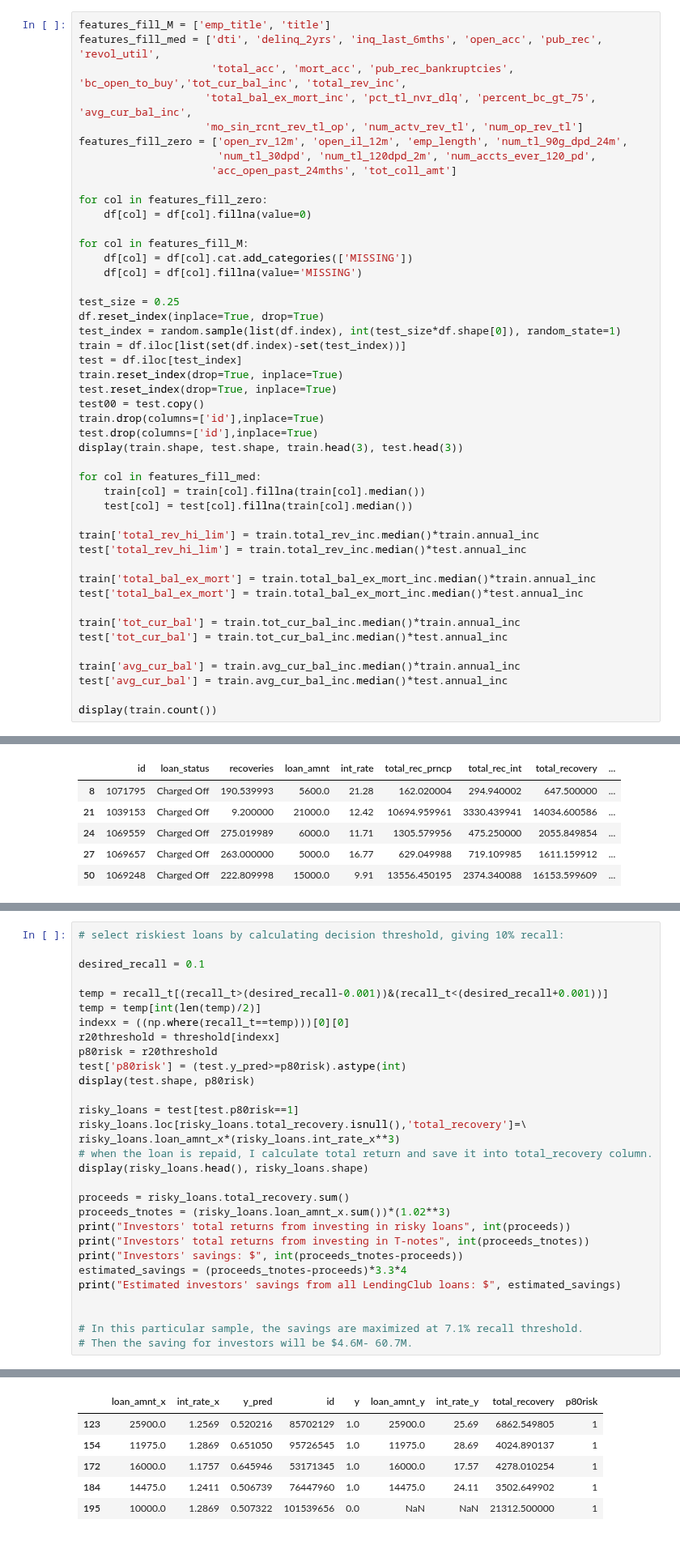
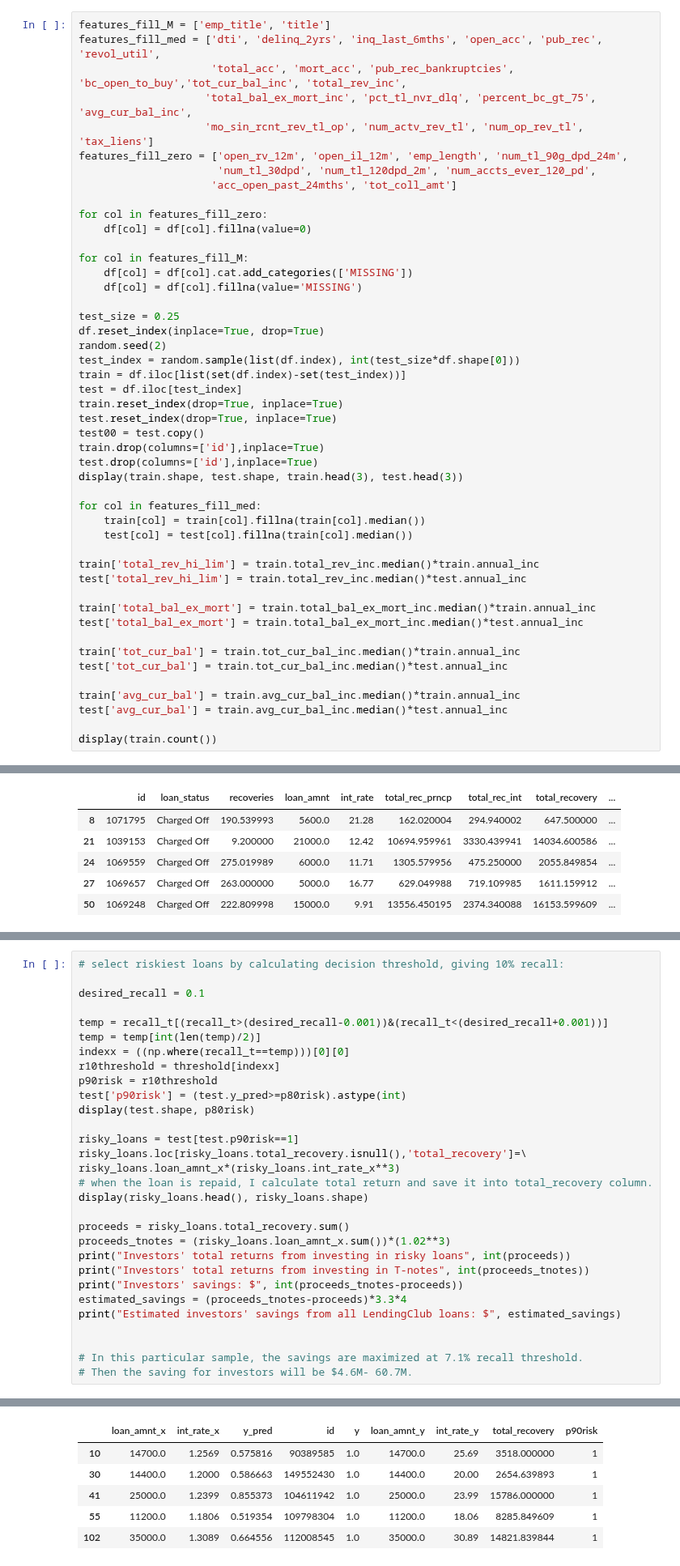
Before and after one commit to MykolaPinchuk/KaggleProjects, a Jupyter notebook: kp102-lc-loaddef.ipynb, the cells around one changed output, grey strips where cells are left out. Shown at 81% size. Saved outputs shown, nothing was run; the diff lists cells and outputs as text.

```diff
--- a/kp102-lc-loaddef.ipynb
+++ b/kp102-lc-loaddef.ipynb
@@ -498,7 +480,7 @@ features_fill_M = ['emp_title', 'title']
 features_fill_med = ['dti', 'delinq_2yrs', 'inq_last_6mths', 'open_acc', 'pub_rec', 'revol_util',
                      'total_acc', 'mort_acc', 'pub_rec_bankruptcies', 'bc_open_to_buy','tot_cur_bal_inc', 'total_rev_inc',
                     'total_bal_ex_mort_inc', 'pct_tl_nvr_dlq', 'percent_bc_gt_75', 'avg_cur_bal_inc',
-                    'mo_sin_rcnt_rev_tl_op', 'num_actv_rev_tl', 'num_op_rev_tl']
+                    'mo_sin_rcnt_rev_tl_op', 'num_actv_rev_tl', 'num_op_rev_tl', 'tax_liens']
 features_fill_zero = ['open_rv_12m', 'open_il_12m', 'emp_length', 'num_tl_90g_dpd_24m',
                       'num_tl_30dpd', 'num_tl_120dpd_2m', 'num_accts_ever_120_pd',
                      'acc_open_past_24mths', 'tot_coll_amt']
@@ -512,7 +494,8 @@ for col in features_fill_M:
 
 test_size = 0.25
 df.reset_index(inplace=True, drop=True)
-test_index = random.sample(list(df.index), int(test_size*df.shape[0]), random_state=1)
+random.seed(2)
+test_index = random.sample(list(df.index), int(test_size*df.shape[0]))
 train = df.iloc[list(set(df.index)-set(test_index))]
 test = df.iloc[test_index]
 train.reset_index(drop=True, inplace=True)
@@ -1047,12 +1032,12 @@ desired_recall = 0.1
 temp = recall_t[(recall_t>(desired_recall-0.001))&(recall_t<(desired_recall+0.001))]
 temp = temp[int(len(temp)/2)]
 indexx = ((np.where(recall_t==temp)))[0][0]
-r20threshold = threshold[indexx]
-p80risk = r20threshold
-test['p80risk'] = (test.y_pred>=p80risk).astype(int)
+r10threshold = threshold[indexx]
+p90risk = r10threshold
+test['p90risk'] = (test.y_pred>=p80risk).astype(int)
 display(test.shape, p80risk)
 
-risky_loans = test[test.p80risk==1]
+risky_loans = test[test.p90risk==1]
 risky_loans.loc[risky_loans.total_recovery.isnull(),'total_recovery']=\
 risky_loans.loan_amnt_x*(risky_loans.int_rate_x**3)
 # when the loan is repaid, I calculate total return and save it into total_recovery column.
@@ -1075,6 +1060,6 @@ print("Estimated investors' savings from all LendingClub loans: $", estimated_sa
-|  | loan_amnt_x | int_rate_x | y_pred | id | y | loan_amnt_y | int_rate_y | total_recovery | p80risk |
-| 123 | 25900.0 | 1.2569 | 0.520216 | 85702129 | 1.0 | 25900.0 | 25.69 | 6862.549805 | 1 |
-| 154 | 11975.0 | 1.2869 | 0.651050 | 95726545 | 1.0 | 11975.0 | 28.69 | 4024.890137 | 1 |
-| 172 | 16000.0 | 1.1757 | 0.645946 | 53171345 | 1.0 | 16000.0 | 17.57 | 4278.010254 | 1 |
-| 184 | 14475.0 | 1.2411 | 0.506739 | 76447960 | 1.0 | 14475.0 | 24.11 | 3502.649902 | 1 |
-| 195 | 10000.0 | 1.2869 | 0.507322 | 101539656 | 0.0 | NaN | NaN | 21312.500000 | 1 |
+|  | loan_amnt_x | int_rate_x | y_pred | id | y | loan_amnt_y | int_rate_y | total_recovery | p90risk |
+| 10 | 14700.0 | 1.2569 | 0.575816 | 90389585 | 1.0 | 14700.0 | 25.69 | 3518.000000 | 1 |
+| 30 | 14400.0 | 1.2000 | 0.586663 | 149552430 | 1.0 | 14400.0 | 20.00 | 2654.639893 | 1 |
+| 41 | 25000.0 | 1.2399 | 0.855373 | 104611942 | 1.0 | 25000.0 | 23.99 | 15786.000000 | 1 |
+| 55 | 11200.0 | 1.1806 | 0.519354 | 109798304 | 1.0 | 11200.0 | 18.06 | 8285.849609 | 1 |
+| 102 | 35000.0 | 1.3089 | 0.664556 | 112008545 | 1.0 | 35000.0 | 30.89 | 14821.839844 | 1 |
```
Also changed, not shown: parts of 15 cells of this notebook.
